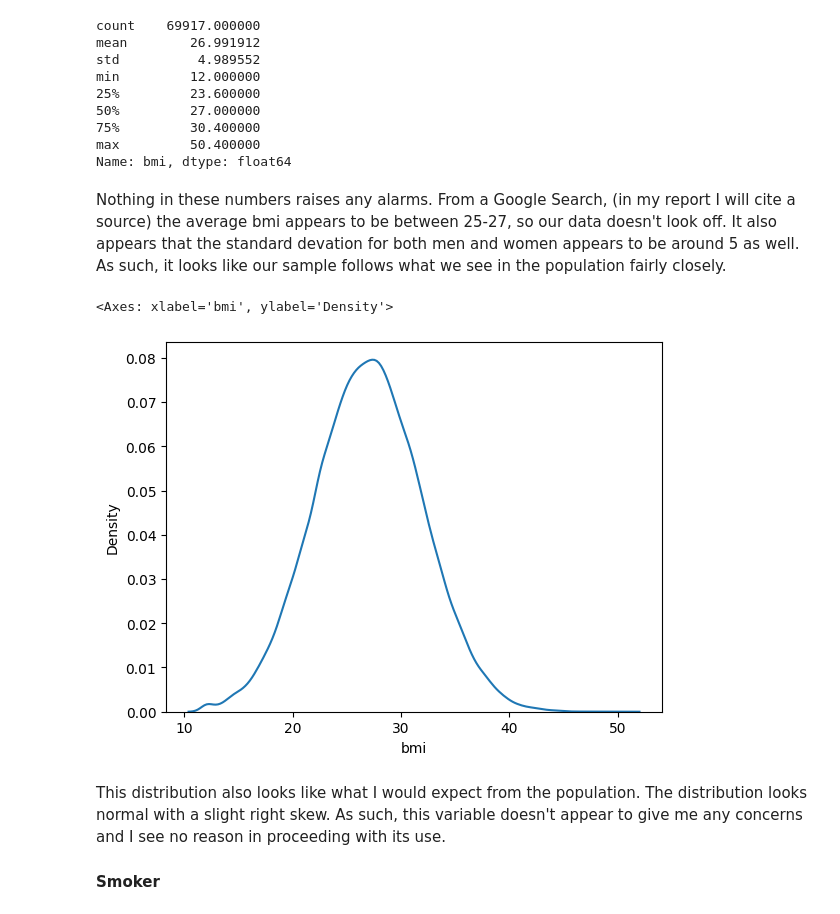
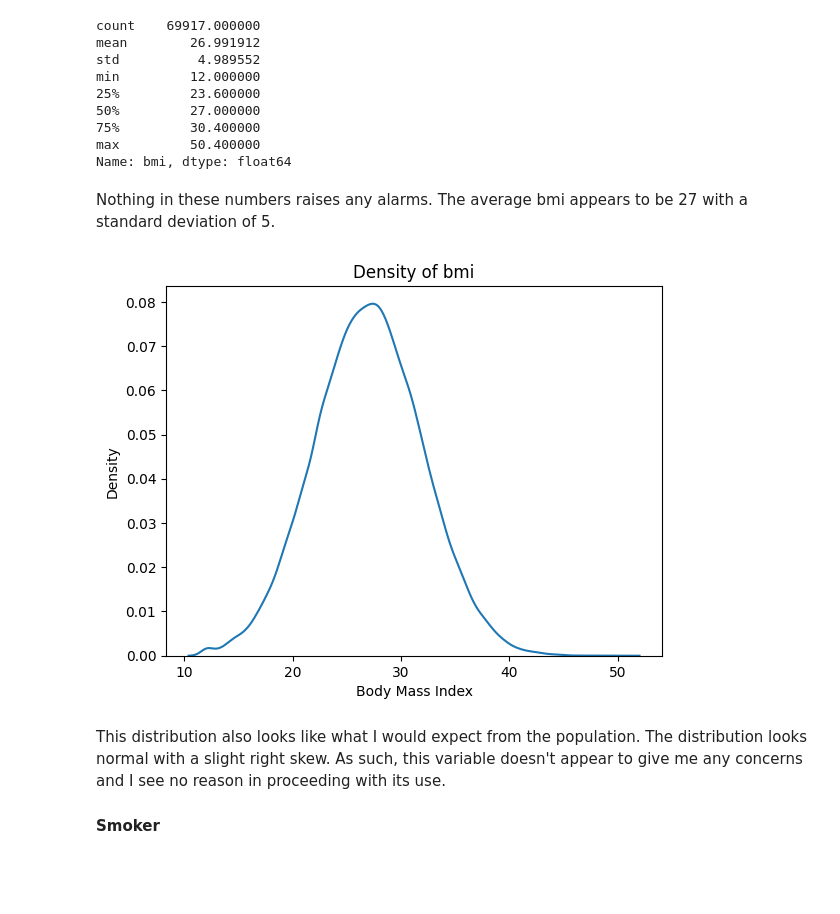
Before and after one commit to jmc8290/dataScienceFoundationsProject, a Jupyter notebook: workbooks/dataCleaning.ipynb, the cells around one changed output. Drawn from its saved outputs; the diff is of its cells as text; code cells hidden in the pictures; blank space fills up the shorter version.

```diff
--- a/workbooks/dataCleaning.ipynb
+++ b/workbooks/dataCleaning.ipynb
@@ -180,12 +180,15 @@ min         12.000000
 max         50.400000
 Name: bmi, dtype: float64
 # %% [markdown]
-Nothing in these numbers raises any alarms. From a Google Search, (in my report I will cite a source) the average bmi appears to be between 25-27, so our data doesn't look off. It also appears that the standard devation for both men and women appears to be around 5 as well. As such, it looks like our sample follows what we see in the population fairly closely.
+Nothing in these numbers raises any alarms. The average bmi appears to be 27 with a standard deviation of 5.
 # %%
 sns.kdeplot(not_missing['bmi'])
+plt.title('Density of bmi')
+plt.xlabel('Body Mass Index')
+plt.ylabel('Density')
+plt.show()
 # %% [output]
-<Axes: xlabel='bmi', ylabel='Density'>
-[figure, old version]
+[figure, new version]
 # %% [markdown]
 This distribution also looks like what I would expect from the population. The distribution looks normal with a slight right skew. As such, this variable doesn't appear to give me any concerns and I see no reason in proceeding with its use.
 
```
Also changed, not shown: parts of 1 cell of this notebook, 6 other files.
